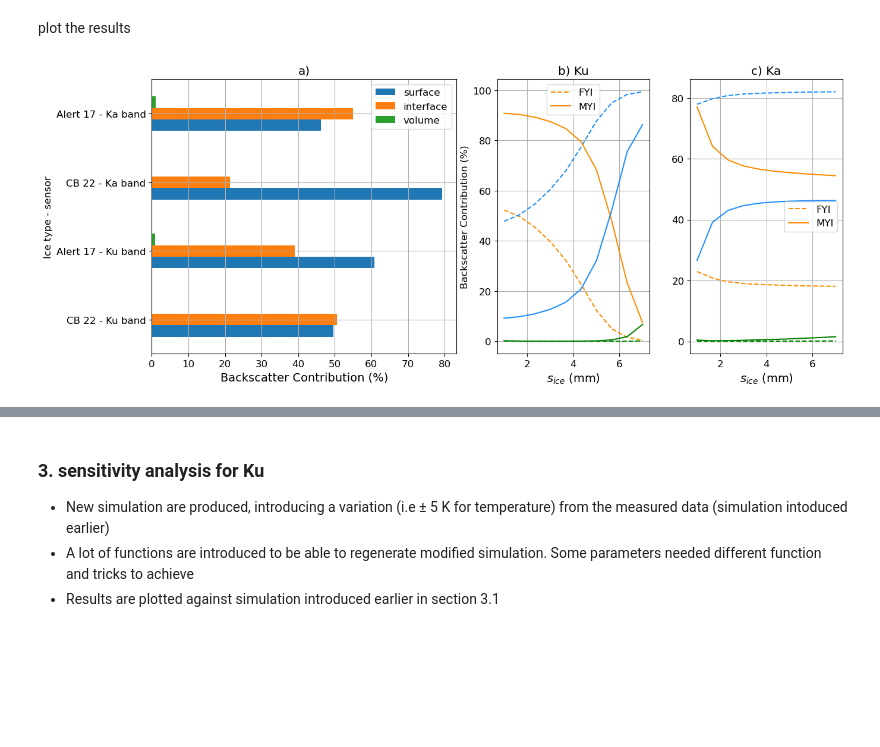
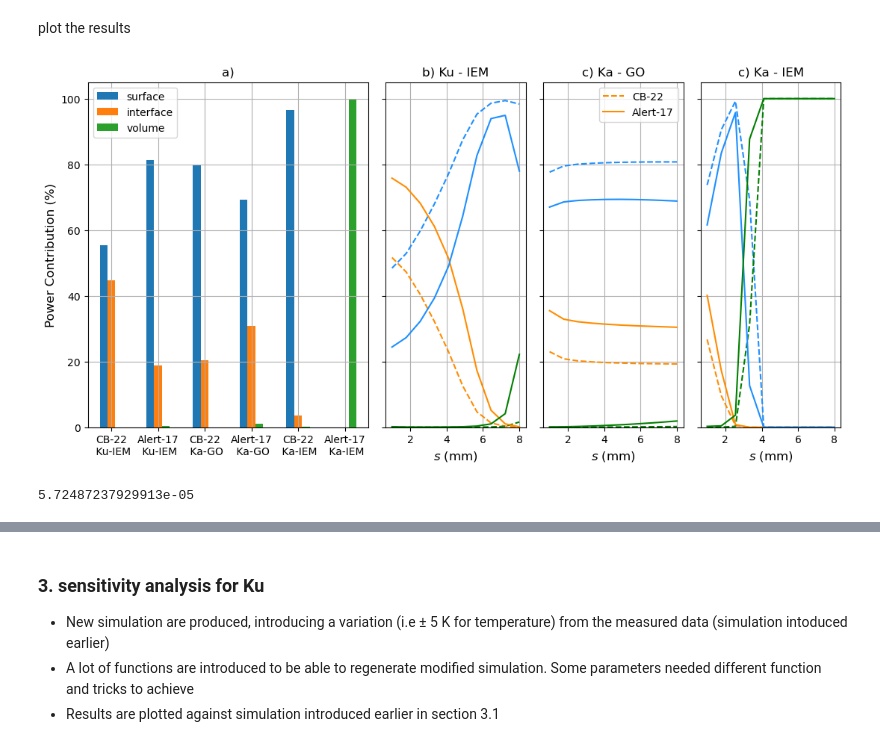
Before and after one commit to JulienMeloche/AKROSS_paper, a Jupyter notebook: Code-paper/3.2_contribution_sensitivtyAnalysis.ipynb, the cells around one changed output, grey strips where cells are left out. Cells and saved outputs as stored; diff of their text form; code cells hidden in the pictures; blank space fills up the shorter version.

```diff
--- a/Code-paper/3.2_contribution_sensitivtyAnalysis.ipynb
+++ b/Code-paper/3.2_contribution_sensitivtyAnalysis.ipynb
@@ -247,0 +201,9 @@ volume_fyi_ka = AK.calc_A(mean_simu_CB_Ka.sel(contribution = 'volume').values) /
+# %%
+#Ka
+#add salt for Alert
+AK.change_roughness(MYI_sp, mean_rms_myi, mean_lc_myi, mean_rms_myi, mean_lc_myi)
+AK.change_roughness(FYI_sp, mean_rms_fyi, mean_lc_fyi, mean_rms_fyi, mean_lc_fyi)
+
+#simulate Ku and Ka
+interface_myi_ka_iem, surface_myi_ka_iem, volume_myi_ka_iem = get_contribution(MYI_sp, Ka = True)
+interface_fyi_ka_iem, surface_fyi_ka_iem, volume_fyi_ka_iem = get_contribution(FYI_sp, Ka = True)
@@ -248,50 +224,66 @@ volume_fyi_ka = AK.calc_A(mean_simu_CB_Ka.sel(contribution = 'volume').values) /
 # %% [markdown]
 plot the results
 # %%
-df = pd.DataFrame({'Ice type - sensor' : ['CB 22 - Ku band', 'Alert 17 - Ku band', 'CB 22 - Ka band', 'Alert 17 - Ka band'],
-             'surface': [surface_fyi_ku, surface_myi_ku, surface_fyi_ka, surface_myi_ka],
-             'interface' : [interface_fyi_ku, interface_myi_ku, interface_fyi_ka, interface_myi_ka],
-             'volume' : [volume_fyi_ku, volume_myi_ku, volume_fyi_ka, volume_myi_ka] })
+df = pd.DataFrame({'Ice type - sensor' : ['CB-22\n Ku-IEM', 'Alert-17\n Ku-IEM', 'CB-22\n Ka-GO', 'Alert-17\n Ka-GO', 'CB-22\n Ka-IEM', 'Alert-17\n Ka-IEM'],
+             'surface': [surface_fyi_ku, surface_myi_ku, surface_fyi_ka, surface_myi_ka, surface_fyi_ka_iem, surface_myi_ka_iem],
+             'interface' : [interface_fyi_ku, interface_myi_ku, interface_fyi_ka, interface_myi_ka, interface_fyi_ka_iem, interface_myi_ka_iem],
+             'volume' : [volume_fyi_ku, volume_myi_ku, volume_fyi_ka, volume_myi_ka, volume_fyi_ka_iem, volume_myi_ka_iem] })
 # %%
-plt.rcParams.update({'font.size': 12})
-fig, (ax1, ax2, ax3)  = plt.subplots(nrows=1, ncols=3, figsize=(15,6), gridspec_kw={'width_ratios': [2, 1, 1]})
+plt.rcParams.update({'font.size': 10})
+fig, (ax1, ax2, ax3, ax4)  = plt.subplots(nrows=1, ncols=4, figsize=(13,6), gridspec_kw={'width_ratios': [2, 1, 1, 1]}, sharey = True)
 df.plot(
     x = 'Ice type - sensor',
-    kind = 'barh',
+    kind = 'bar',
     stacked = False,
     title = 'a)',
     ax =ax1)
 ax1.legend()
 ax1.grid()
-ax1.set_xlabel('Backscatter Contribution (%)', size =14)
+ax1.set_xlabel('')
+ax1.set_xticklabels(ax1.get_xticklabels(), rotation=0, ha='center')
+#ax1.set_xlabel('Backscatter Contribution (%)', size =14)
+ax1.set_ylabel('Power Contribution (%)', size =12)
 
-ax2.plot(rough_array*1000,rough_df_CB_ku.interface,'--', label = 'FYI', color = 'darkorange')
+ax2.plot(rough_array*1000,rough_df_CB_ku.interface,'--', label = 'CB-22', color = 'darkorange')
 ax2.plot(rough_array*1000,rough_df_CB_ku.surface,'--', color = 'dodgerblue')
 ax2.plot(rough_array*1000,rough_df_CB_ku.volume,'--', color = 'green')
-ax2.legend()
-ax2.plot(rough_array*1000,rough_df_A_ku.interface, label = 'MYI', color = 'darkorange')
+ax2.plot(rough_array*1000,rough_df_A_ku.interface, label = 'Alert-17', color = 'darkorange')
 ax2.plot(rough_array*1000,rough_df_A_ku.surface, color = 'dodgerblue')
 ax2.plot(rough_array*1000,rough_df_A_ku.volume, color = 'green')
-ax2.legend()
-ax2.set_title('b) Ku')
-ax2.set_xlabel('$s_{ice}$ (mm)', size =14)
-ax2.set_ylabel('Backscatter Contribution (%)', size =12)
+ax2.set_title('b) Ku - IEM')
+ax2.set_xlabel('$s$ (mm)', size =12)
+#ax2.set_ylabel('Backscatter Contribution (%)', size =12)
 ax2.grid()
-#plt.subplots_adjust(wspace= 0.6)
-#plt.xlim(-2,105)
-ax3.plot(rough_array*1000,rough_df_CB_ka.interface,'--', label = 'FYI', color = 'darkorange')
-ax3.plot(rough_array*1000,rough_df_CB_ka.surface,'--', color = 'dodgerblue')
-ax3.plot(rough_array*1000,rough_df_CB_ka.volume,'--', color = 'green')
+
+
+ax3.plot(rough_array*1000,rough_df_CB_ka_geo.interface,'--', label = 'CB-22', color = 'darkorange')
+ax3.plot(rough_array*1000,rough_df_CB_ka_geo.surface,'--', color = 'dodgerblue')
+ax3.plot(rough_array*1000,rough_df_CB_ka_geo.volume,'--', color = 'green')
 ax3.legend()
-ax3.plot(rough_array*1000,rough_df_A_ka.interface, label = 'MYI', color = 'darkorange')
-ax3.plot(rough_array*1000,rough_df_A_ka.surface, color = 'dodgerblue')
-ax3.plot(rough_array*1000,rough_df_A_ka.volume, color = 'green')
+ax3.plot(rough_array*1000,rough_df_A_ka_geo.interface, label = 'Alert-17', color = 'darkorange')
+ax3.plot(rough_array*1000,rough_df_A_ka_geo.surface, color = 'dodgerblue')
+ax3.plot(rough_array*1000,rough_df_A_ka_geo.volume, color = 'green')
 ax3.legend()
-ax3.set_title('c) Ka')
-ax3.set_xlabel('$s_{ice}$ (mm)', size =14)
+ax3.set_title('c) Ka - GO')
+ax3.set_xlabel('$s$ (mm)', size =12)
 #ax3.set_ylabel('Backscatter Contribution (%)', size =12)
 ax3.grid()
 
+ax4.plot(rough_array*1000,rough_df_CB_ka_iem.interface,'--', label = 'CB-22', color = 'darkorange')
+ax4.plot(rough_array*1000,rough_df_CB_ka_iem.surface,'--', color = 'dodgerblue')
+ax4.plot(rough_array*1000,rough_df_CB_ka_iem.volume,'--', color = 'green')
+ax4.plot(rough_array*1000,rough_df_A_ka_iem.interface, label = 'Alert-17', color = 'darkorange')
+ax4.plot(rough_array*1000,rough_df_A_ka_iem.surface, color = 'dodgerblue')
+ax4.plot(rough_array*1000,rough_df_A_ka_iem.volume, color = 'green')
+ax4.set_title('c) Ka - IEM')
+ax4.set_xlabel('$s$ (mm)', size =12)
+#ax3.set_ylabel('Backscatter Contribution (%)', size =12)
+ax4.grid()
+plt.subplots_adjust(wspace = 0.1)
 #plt.savefig('C://Users/julie/OneDrive - USherbrooke/post-doc/AKROSS/article/fig_output/contribution_Ku_ka.png', dpi=300, format='png', bbox_inches='tight')
 # %% [output]
-[figure, old version]
+[figure, new version]
+# %%
+MYI_sp[0].layers[0].microstructure.corr_length
+# %% [output]
+5.72487237929913e-05
```
Also changed, not shown: parts of 47 cells of this notebook, 13 other files.
